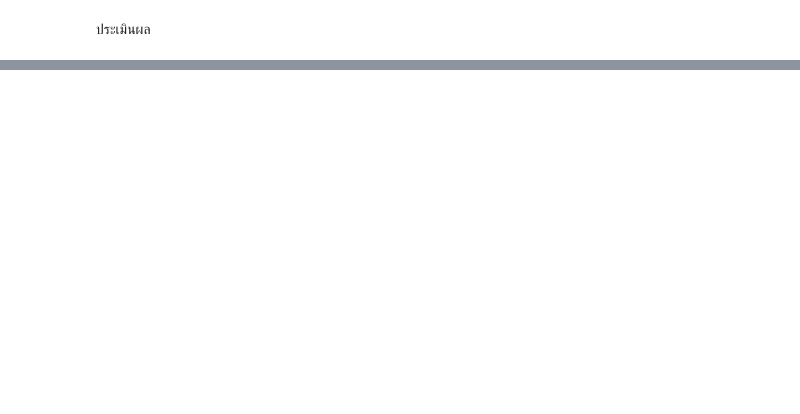
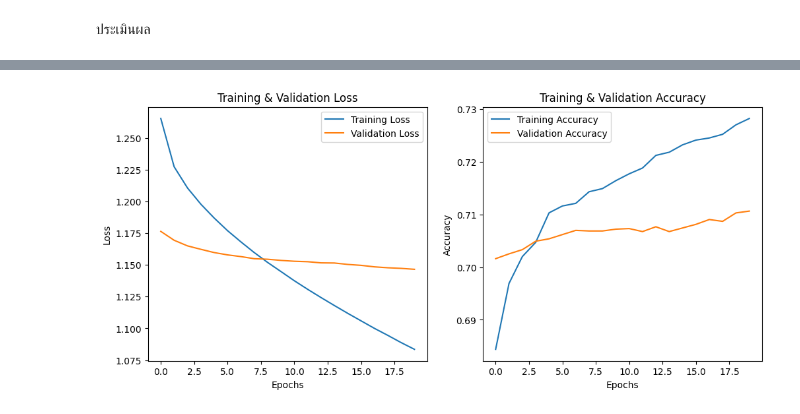
Before and after one commit to unnxp/MelNoteClassifier-changed-from-AutoPitch-, a Jupyter notebook: AutoPicthModelTrain.ipynb, the cells around one changed output, grey strips where cells are left out. Drawn from its saved outputs; the diff is of its cells as text; code cells hidden in the pictures; blank space fills up the shorter version.

```diff
--- a/AutoPicthModelTrain.ipynb
+++ b/AutoPicthModelTrain.ipynb
@@ -290,0 +293,5 @@ Epoch 10/10
+# %%
+from keras.models import load_model
+
+# โหลดโมเดลที่บันทึก
+base_model = load_model('/content/drive/My Drive/dataset/MelNoteClassifierV4.h5')
@@ -290,0 +352,9 @@ Epoch 10/10
+# %%
+fine_tune_model = base_model  # ใช้ base_model ที่เทรนไว้แล้ว
+
+# ลด Learning Rate เพื่อ Fine-tune ให้แม่นขึ้น
+fine_tune_model.compile(optimizer=tf.keras.optimizers.Adam(learning_rate=0.0001),
+                        loss="sparse_categorical_crossentropy",
+                        metrics=["accuracy"])
+# %%
+fine_tune_model.fit(train_dataset, epochs=10,validation_data=val_dataset)
@@ -297,0 +445,26 @@ print(f"Test Accuracy: {accuracy}")
+# %%
+import matplotlib.pyplot as plt
+
+# พล็อตกราฟ Loss
+plt.figure(figsize=(12, 5))
+
+plt.subplot(1, 2, 1)
+plt.plot(history.history['loss'], label='Training Loss')
+plt.plot(history.history['val_loss'], label='Validation Loss')
+plt.xlabel('Epochs')
+plt.ylabel('Loss')
+plt.title('Training & Validation Loss')
+plt.legend()
+
+# พล็อตกราฟ Accuracy
+plt.subplot(1, 2, 2)
+plt.plot(history.history['accuracy'], label='Training Accuracy')
+plt.plot(history.history['val_accuracy'], label='Validation Accuracy')
+plt.xlabel('Epochs')
+plt.ylabel('Accuracy')
+plt.title('Training & Validation Accuracy')
+plt.legend()
+
+plt.show()
+# %% [output]
+[figure, added]
```
Also changed, not shown: parts of 11 cells of this notebook.
